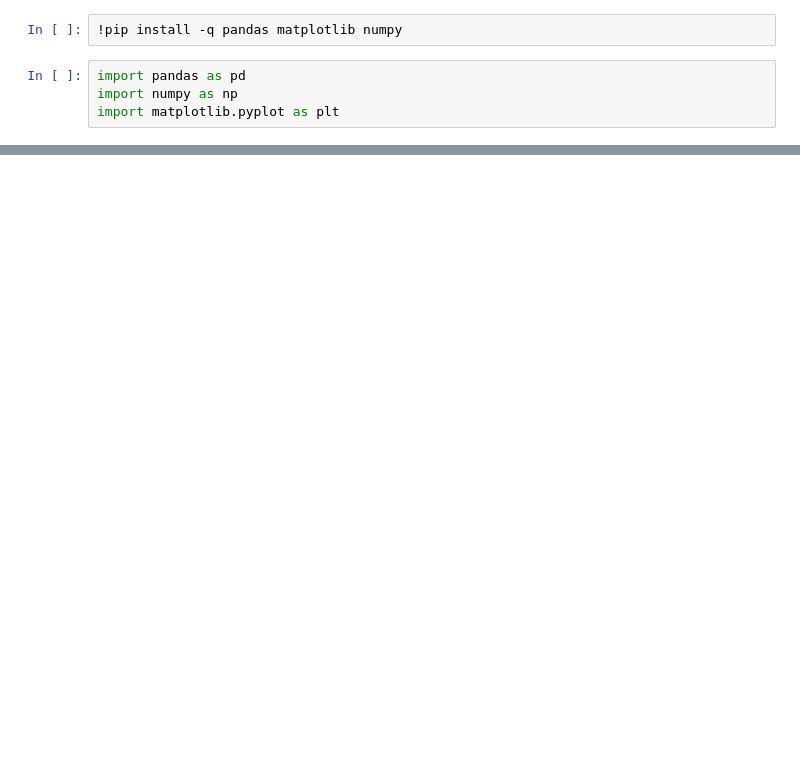
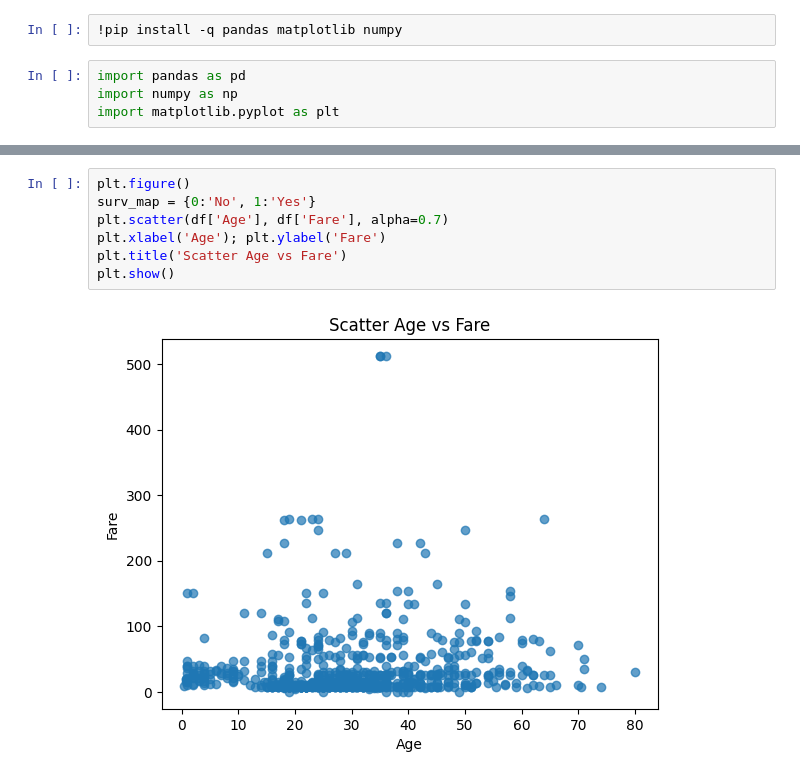
Before and after one commit to nabillahumi/S5-Mesin_Learning, a Jupyter notebook: Jobsheet2/Praktikum1(JS2).ipynb, the cells around one changed output, grey strips where cells are left out. Saved outputs shown, nothing was run; the diff lists cells and outputs as text; blank space fills up the shorter version.

```diff
--- a/Jobsheet2/Praktikum1(JS2).ipynb
+++ b/Jobsheet2/Praktikum1(JS2).ipynb
@@ -12,0 +139,9 @@ FileNotFoundError: [Errno 2] No such file or directory: 'Titanic-Dataset.csv'
+# %%
+plt.figure()
+surv_map = {0:'No', 1:'Yes'}
+plt.scatter(df['Age'], df['Fare'], alpha=0.7)
+plt.xlabel('Age'); plt.ylabel('Fare')
+plt.title('Scatter Age vs Fare')
+plt.show()
+# %% [output]
+[figure, added]
```
Also changed, not shown: parts of 11 cells of this notebook.
